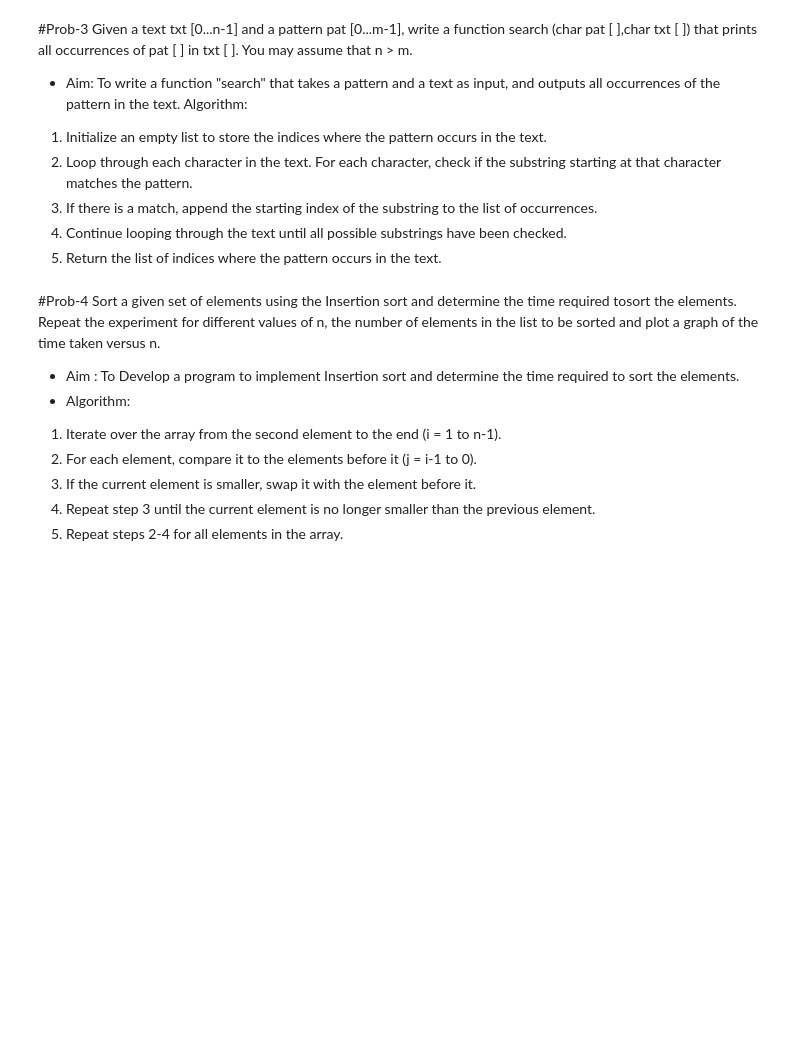
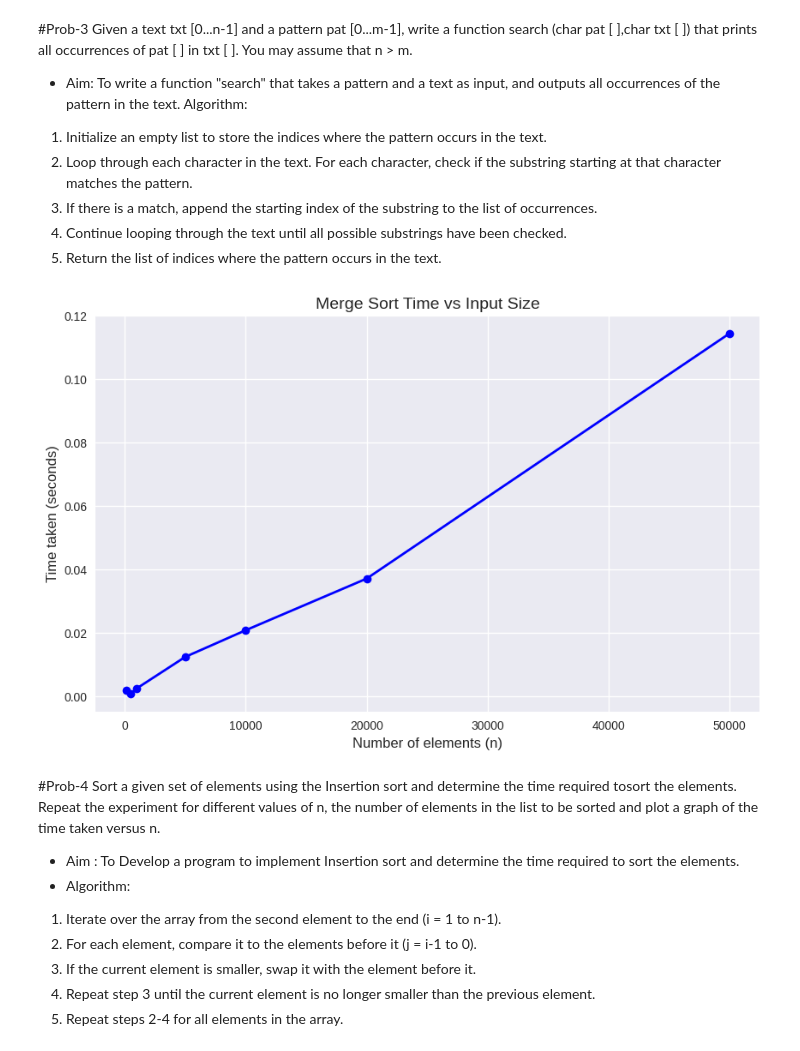
Before and after one commit to Uttkarsh-Malik/ALGO_LAB, a Jupyter notebook: lab_4.ipynb, the cells around one changed output. Cells and saved outputs as stored; diff of their text form; code cells hidden in the pictures; blank space fills up the shorter version.

```diff
--- a/lab_4.ipynb
+++ b/lab_4.ipynb
@@ -39,3 +126,53 @@ Given a text txt [0...n-1] and a pattern pat [0...m-1], write a function search
+# %%
+#write code for Prob-3
+import time
+import random
+import matplotlib.pyplot as plt
+def merge_sort(arr):
+    if len(arr) > 1:
+        mid = len(arr) // 2
+        L = arr[:mid]
+        R = arr[mid:]
+        merge_sort(L)
+        merge_sort(R)
+
+        i = j = k = 0
+        while i < len(L) and j < len(R):
+            if L[i] < R[j]:
+                arr[k] = L[i]
+                i += 1
+            else:
+                arr[k] = R[j]
+                j += 1
+            k += 1
+        while i < len(L):
+            arr[k] = L[i]
+            i += 1
+            k += 1
+
+        while j < len(R):
+            arr[k] = R[j]
+            j += 1
+            k += 1
+sizes = [100, 500, 1000, 5000, 10000, 20000, 50000]
+times = []
+
+for n in sizes:
+    arr = random.sample(range(n*10), n)
+    start = time.time()
+    merge_sort(arr)
+    end = time.time()
+    times.append(end - start)
+plt.style.use('seaborn-v0_8')
+plt.figure(figsize=(10, 6))
+plt.plot(sizes, times, marker='o', color='blue', linewidth=2)
+plt.xlabel("Number of elements (n)", fontsize=12)
+plt.ylabel("Time taken (seconds)", fontsize=12)
+plt.title("Merge Sort Time vs Input Size", fontsize=14)
+plt.grid(True)
+plt.show()
+# %% [output]
+[figure, added]
 # %% [markdown]
 #Prob-4
 Sort a given set of elements using the Insertion sort and determine the time required tosort the elements. Repeat the experiment for different values of n, the number of elements in the list to be sorted and plot a graph of the time taken versus n.
```
Also changed, not shown: parts of 9 cells of this notebook.
